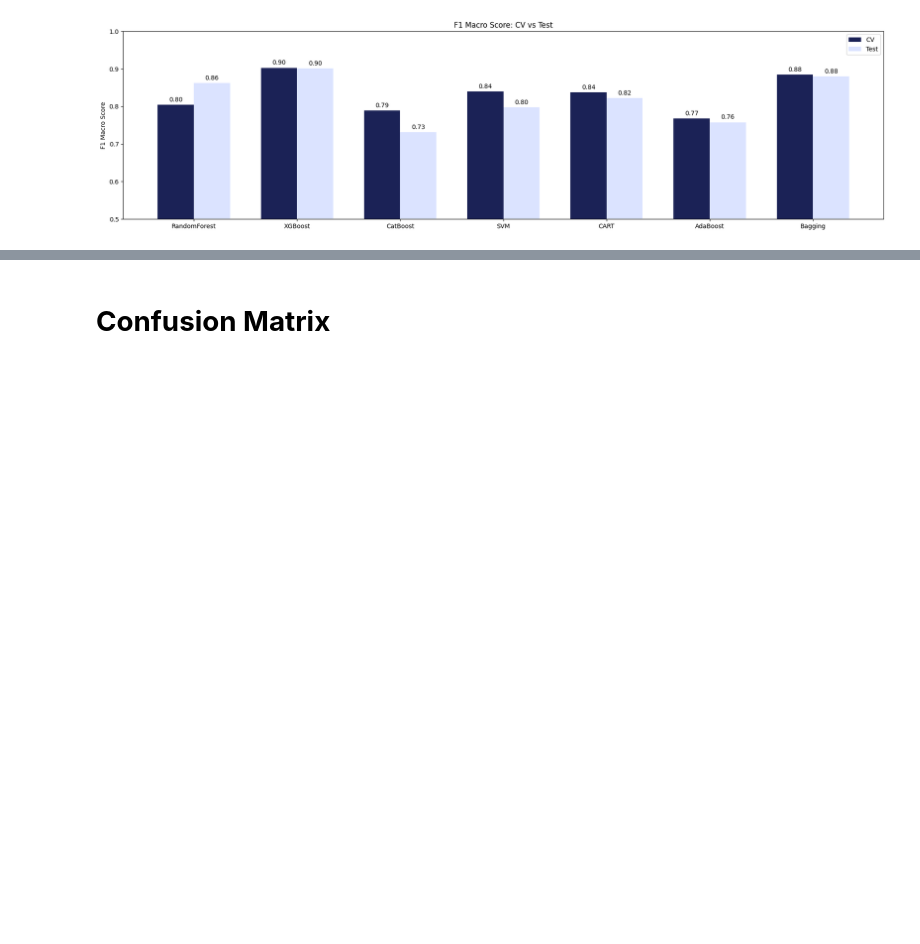
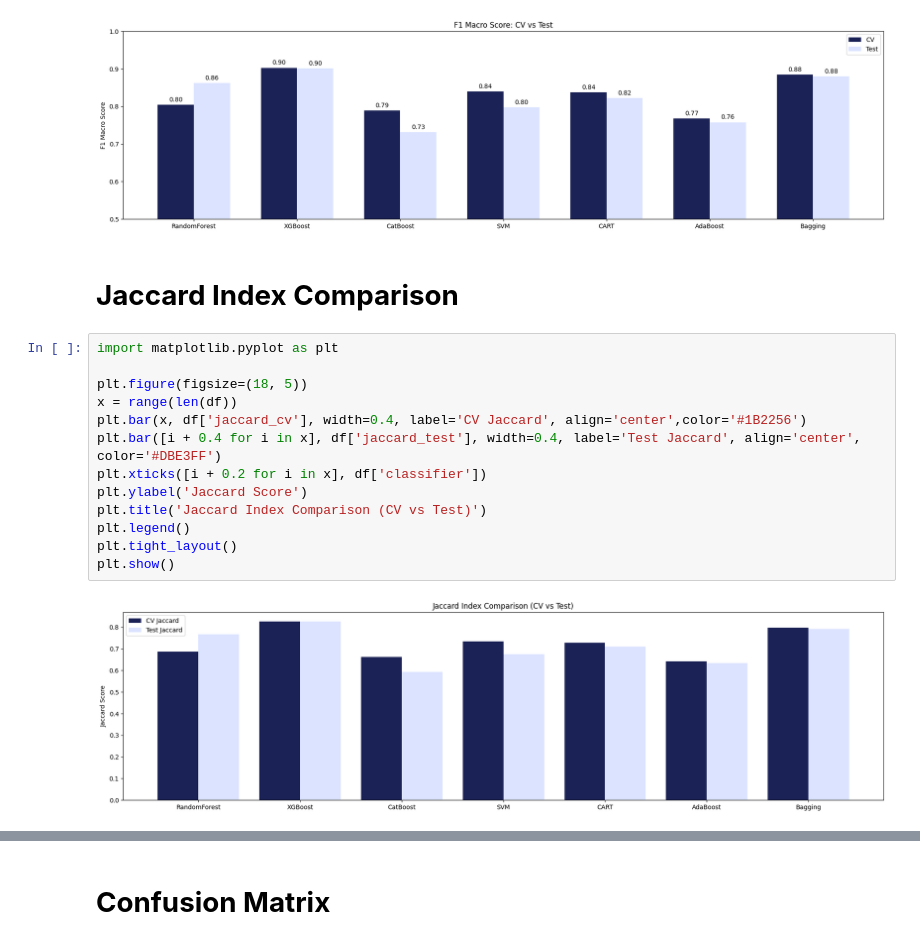
Before and after one commit to AhmedTioual/Projet_France_Travail, a Jupyter notebook: 1_supervised_regression/notebooks/02_models_evaluation_visualization.ipynb, the cells around one changed output, grey strips where cells are left out. Drawn from its saved outputs; the diff is of its cells as text; blank space fills up the shorter version.

```diff
--- a/1_supervised_regression/notebooks/02_models_evaluation_visualization.ipynb
+++ b/1_supervised_regression/notebooks/02_models_evaluation_visualization.ipynb
@@ -186,3 +195,20 @@ plt.tight_layout()
 plt.show()
 # %% [output]
 [figure]
+# %% [markdown]
+# **Jaccard Index Comparison**
+# %%
+import matplotlib.pyplot as plt
+
+plt.figure(figsize=(18, 5))
+x = range(len(df))
+plt.bar(x, df['jaccard_cv'], width=0.4, label='CV Jaccard', align='center',color='#1B2256')
+plt.bar([i + 0.4 for i in x], df['jaccard_test'], width=0.4, label='Test Jaccard', align='center', color='#DBE3FF')
+plt.xticks([i + 0.2 for i in x], df['classifier'])
+plt.ylabel('Jaccard Score')
+plt.title('Jaccard Index Comparison (CV vs Test)')
+plt.legend()
+plt.tight_layout()
+plt.show()
+# %% [output]
+[figure, added]
```
Also changed, not shown: parts of 3 cells of this notebook, 3 other files.
